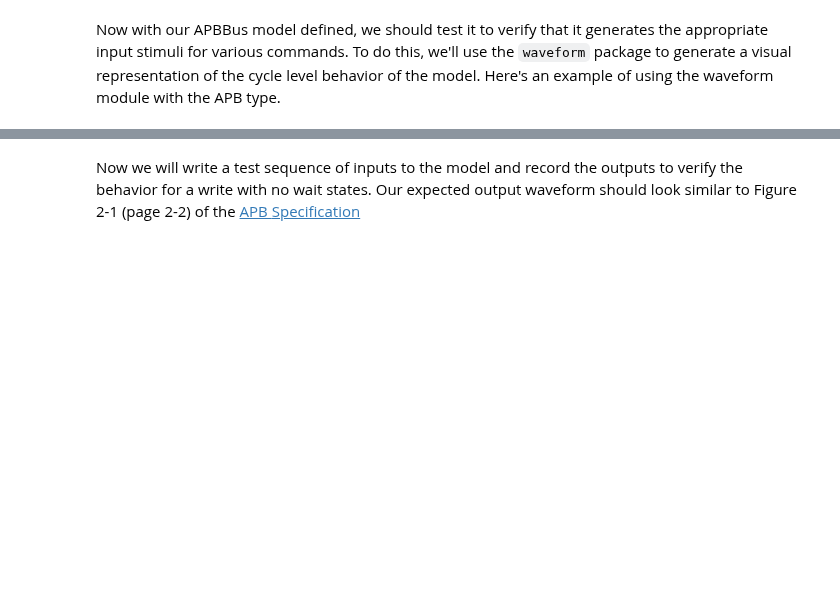
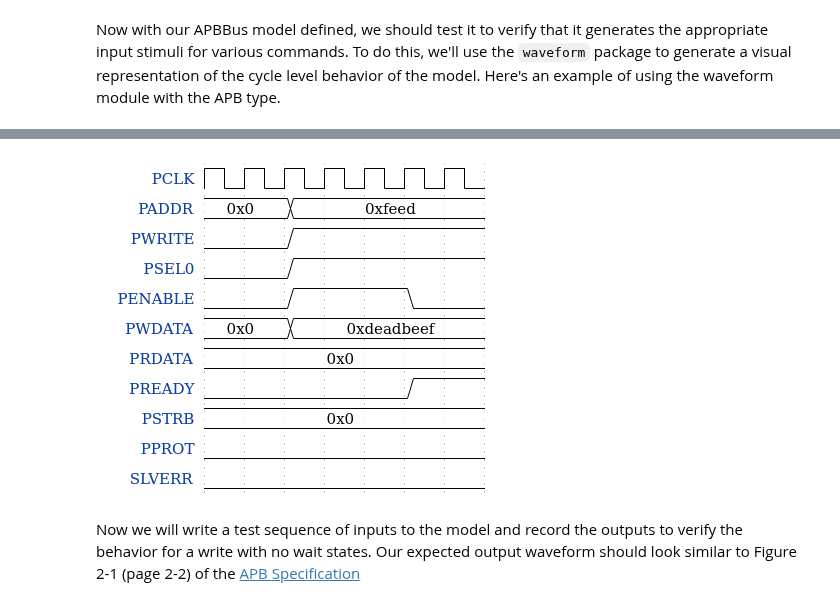
Before and after one commit to leonardt/magma_register_file_tutorial, a Jupyter notebook: 2-Defining an APB Model in Python.ipynb, the cells around one changed output, grey strips where cells are left out. Drawn from its saved outputs; the diff is of its cells as text; code cells hidden in the pictures; blank space fills up the shorter version.

Commit message:
Update waveform logic for displaying in ipynb

```diff
--- a/2-Defining an APB Model in Python.ipynb
+++ b/2-Defining an APB Model in Python.ipynb
@@ -468,5 +468,5 @@ for i in range(2):
     apb.PCLK ^= apb.PCLK
     waveform.step(apb)
 
-waveform.render_ipynb()
+waveform.render_ipynb("waveform_example")
 # %% [output]
@@ -474,3 +473,4 @@ waveform.render_ipynb()
+[figure, added]
 # %% [markdown]
 Now we will write a test sequence of inputs to the model and record the outputs
 to verify the behavior for a write with no wait states.  Our expected output
```
Also changed, not shown: parts of 5 cells of this notebook, 7 other files.
